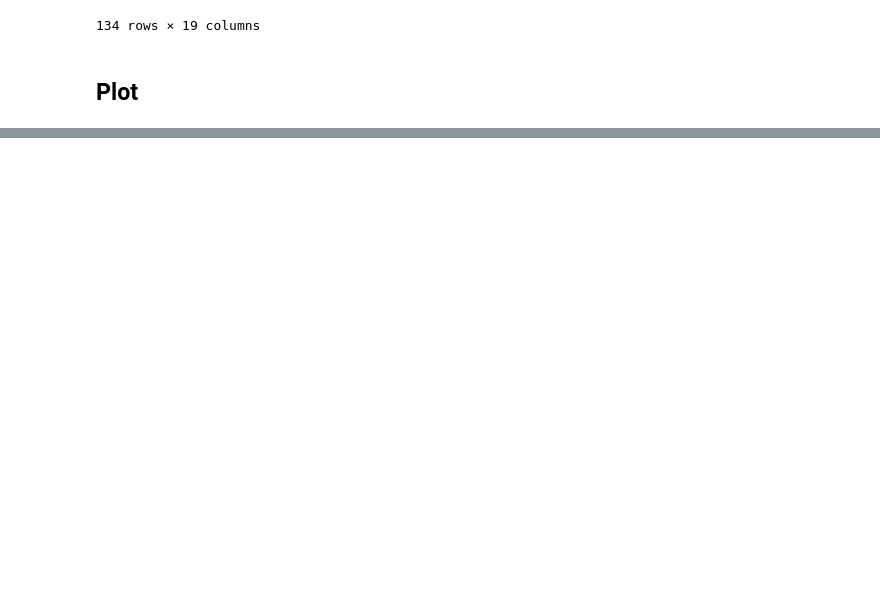
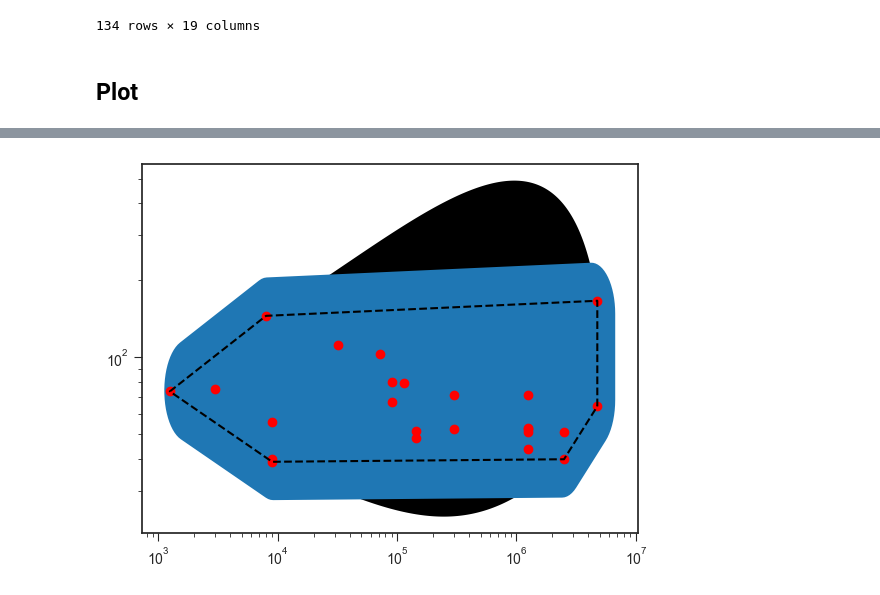
Before and after one commit to Mackus101/GlassMechAnalysis, a Jupyter notebook: analyse.ipynb, the cells around one changed output, grey strips where cells are left out. Cells and saved outputs as stored; diff of their text form; code cells hidden in the pictures; blank space fills up the shorter version.

```diff
--- a/analyse.ipynb
+++ b/analyse.ipynb
@@ -1288,3 +1335,18 @@ lit_data
+# %%
+poly_x, poly_y = np.power(10,poly.exterior.xy)
+# %%
+tck, u = interpolate.splprep([hull_x, hull_y], u=None, s=0, per=1, k=3)
+u_new = np.linspace(u.min(), u.max(), 1000)
+x_new, y_new = interpolate.splev(u_new, tck, der=0)
+
+plt.plot(points[:,0], points[:,1], 'ro')
+plt.plot(np.power(10,hull_x), np.power(10,hull_y),'k--')
+plt.fill(np.power(10,x_new), np.power(10,y_new), 'k--')
+plt.fill(poly_x, poly_y)
+plt.loglog()
+plt.show()
+# %% [output]
+[figure, added]
 # %%
 fig, (ax_v, ax_sa) = plt.subplots(1,2, sharey="row")
 fig.set_size_inches(12,6)
```
Also changed, not shown: parts of 9 cells of this notebook, 4 other files.
